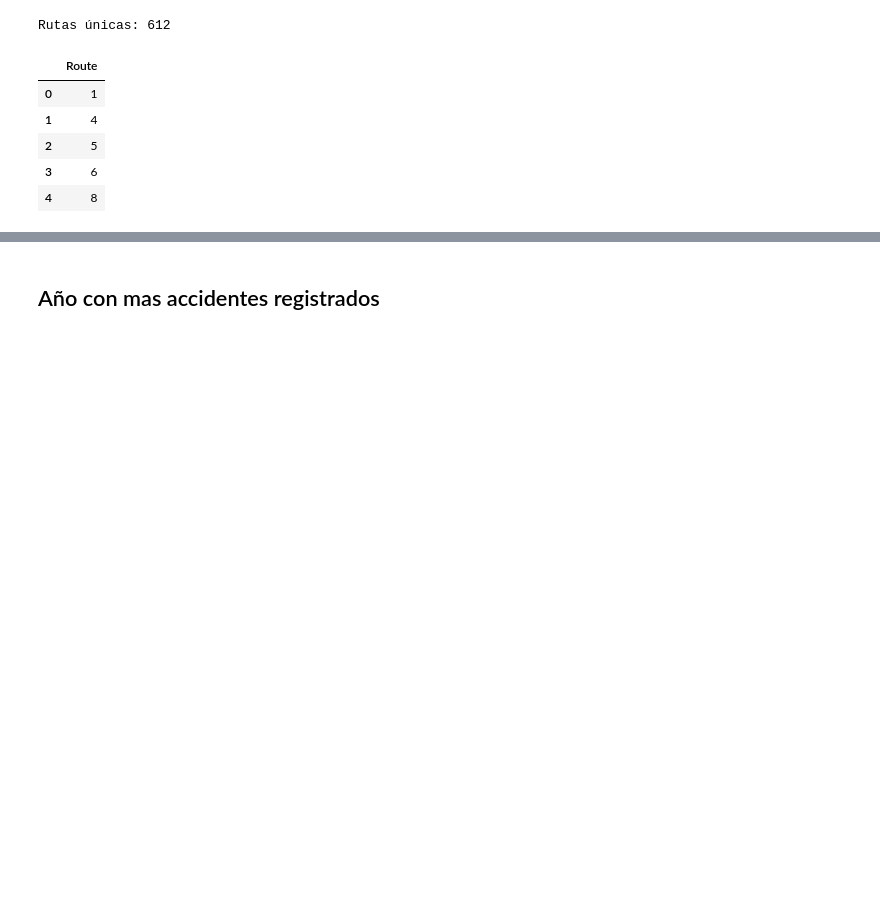
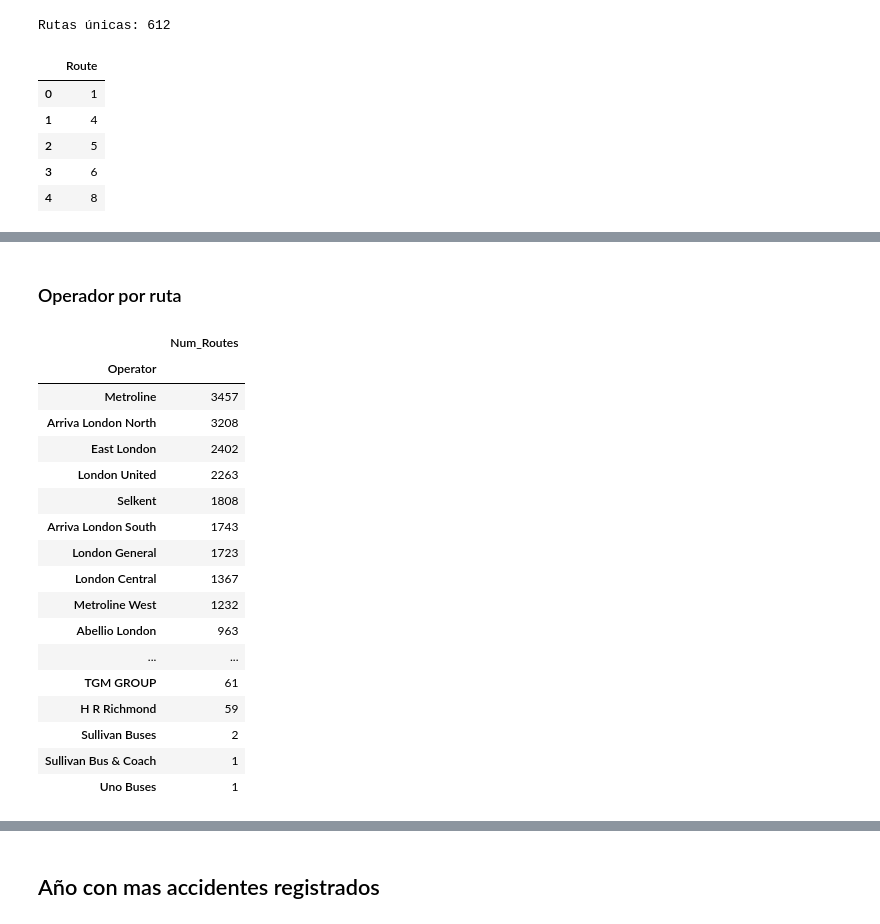
Before and after one commit to Kevin12-0/analisis-datos-csv, a Jupyter notebook: notebook.ipynb, the cells around one changed output, grey strips where cells are left out. Saved outputs shown, nothing was run; the diff lists cells and outputs as text; code cells hidden in the pictures; blank space fills up the shorter version.

```diff
--- a/notebook.ipynb
+++ b/notebook.ipynb
@@ -56,0 +64,3 @@ ruutesUnique.head()
+# %%
+operator = pd.DataFrame(df['Operator'].unique(), columns=['Operator'])
+operator[0:10]
@@ -56,0 +79,2 @@ ruutesUnique.head()
+# %% [markdown]
+### Operador por ruta
@@ -56,0 +85,23 @@ ruutesUnique.head()
+# %%
+operatorQuantityRoute = pd.merge(operator, operatorRouteNum, on="Operator")
+operatorQuantityRoute = operatorRouteNum.sort_values(by=["Num_Routes"], ascending=False)
+operatorQuantityRoute
+# %% [output]
+|  | Num_Routes |
+| Operator |  |
+| Metroline | 3457 |
+| Arriva London North | 3208 |
+| East London | 2402 |
+| London United | 2263 |
+| Selkent | 1808 |
+| Arriva London South | 1743 |
+| London General | 1723 |
+| London Central | 1367 |
+| Metroline West | 1232 |
+| Abellio London | 963 |
+| ... | ... |
+| TGM GROUP | 61 |
+| H R Richmond | 59 |
+| Sullivan Buses | 2 |
+| Sullivan Bus & Coach | 1 |
+| Uno Buses | 1 |
```
Also changed, not shown: parts of 11 cells of this notebook.
